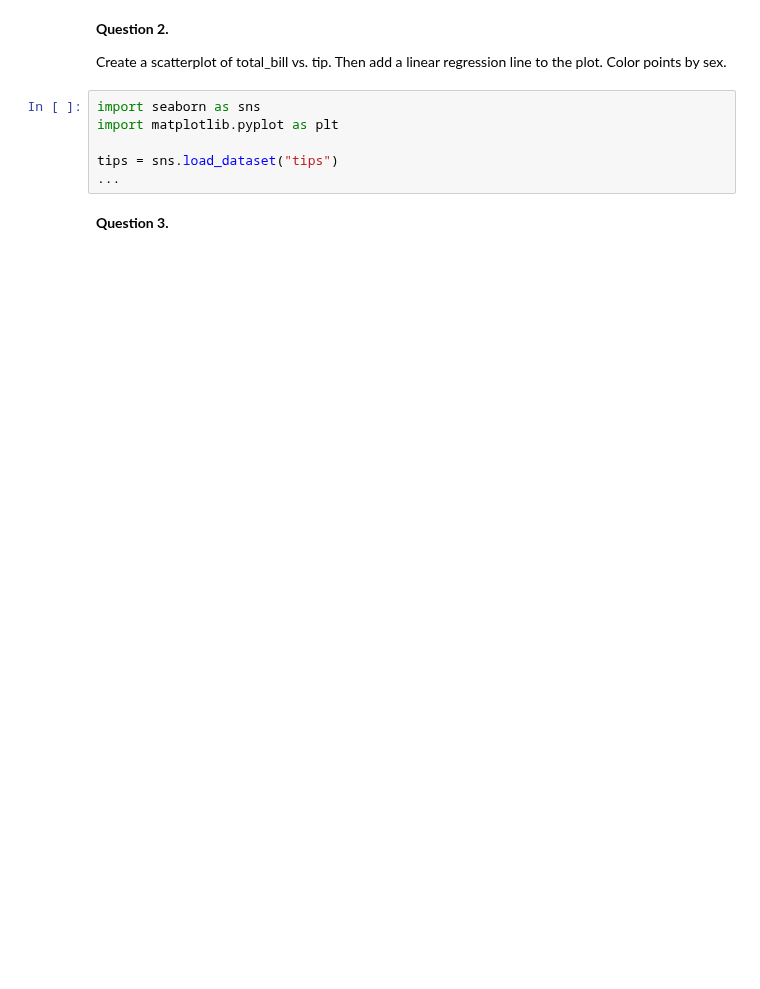
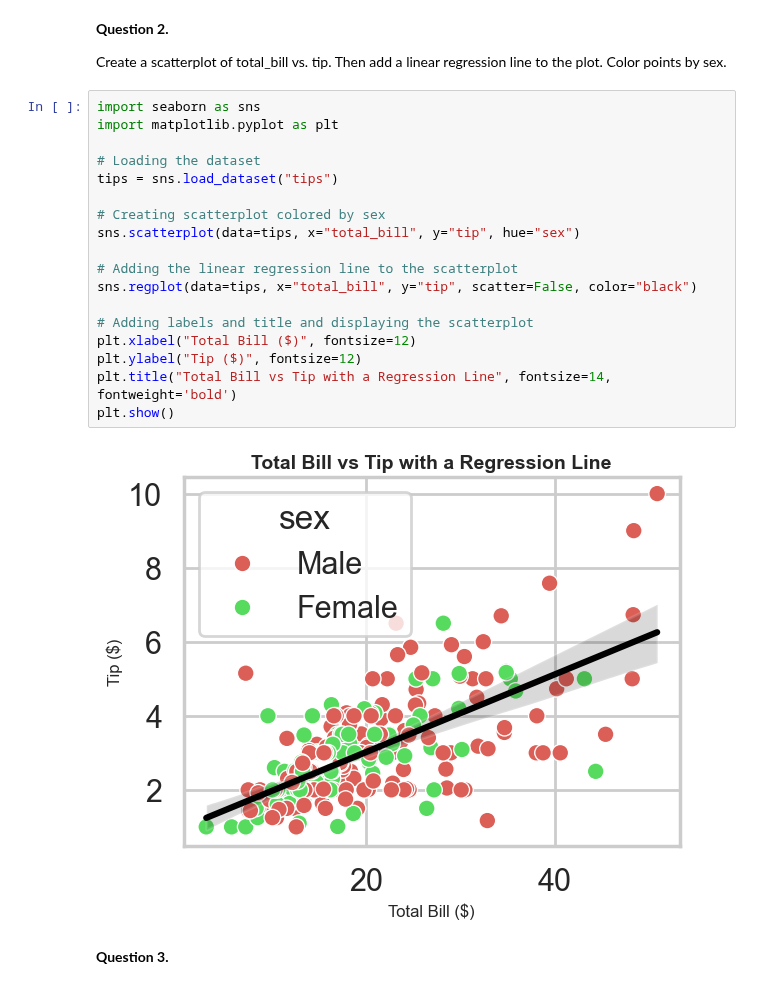
Before and after one commit to hoffm714-stack/M3A4, a Jupyter notebook: intro2Seaborn.ipynb, the cells around one changed output. Drawn from its saved outputs; the diff is of its cells as text; blank space fills up the shorter version.

```diff
--- a/intro2Seaborn.ipynb
+++ b/intro2Seaborn.ipynb
@@ -155,9 +239,23 @@ Then add a linear regression line to the plot. Color points by sex.
 # %%
 import seaborn as sns
 import matplotlib.pyplot as plt
 
+# Loading the dataset
 tips = sns.load_dataset("tips")
-...
+
+# Creating scatterplot colored by sex
+sns.scatterplot(data=tips, x="total_bill", y="tip", hue="sex")
+
+# Adding the linear regression line to the scatterplot
+sns.regplot(data=tips, x="total_bill", y="tip", scatter=False, color="black")
+
+# Adding labels and title and displaying the scatterplot
+plt.xlabel("Total Bill ($)", fontsize=12)
+plt.ylabel("Tip ($)", fontsize=12)
+plt.title("Total Bill vs Tip with a Regression Line", fontsize=14, fontweight='bold')
+plt.show()
+# %% [output]
+[figure, added]
 # %% [markdown]
 <!-- END QUESTION -->
 
```
Also changed, not shown: parts of 19 cells of this notebook.
